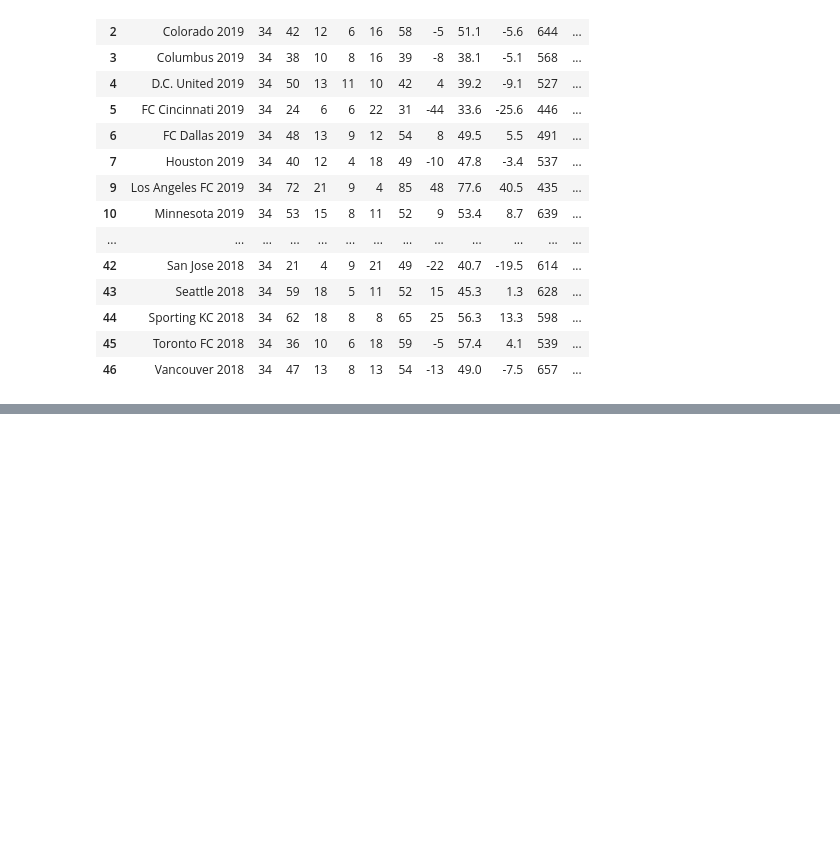
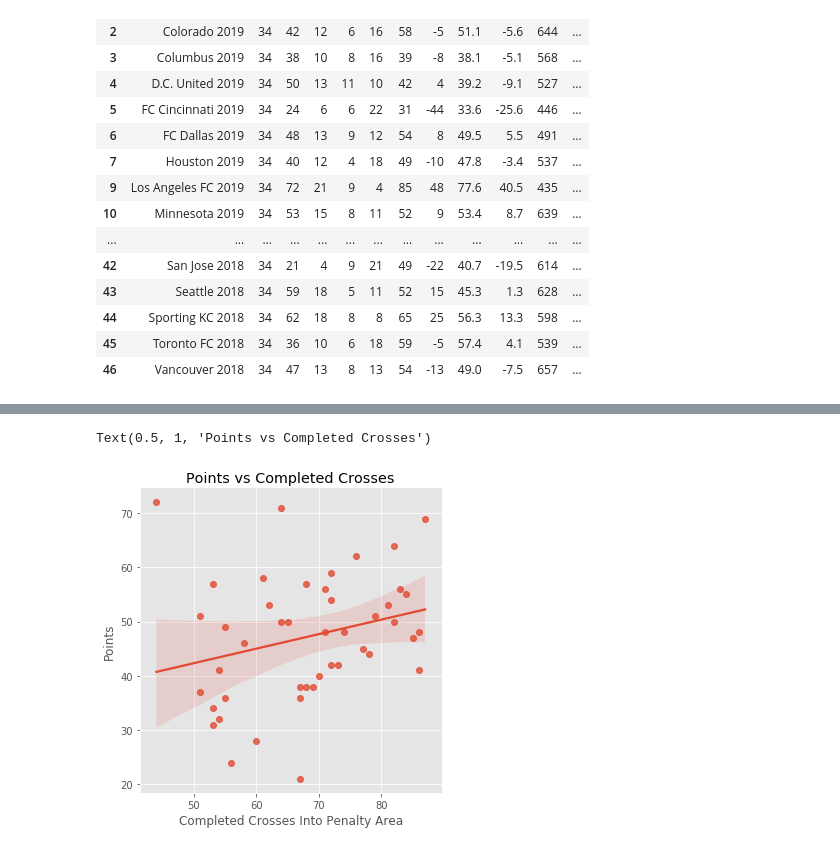
Before and after one commit to jaycohen88/MLS_Web_Scrape, a Jupyter notebook: MLS_Data_Notebook.ipynb, the cells around one changed output, grey strips where cells are left out. Saved outputs shown, nothing was run; the diff lists cells and outputs as text; code cells hidden in the pictures; blank space fills up the shorter version.

```diff
--- a/MLS_Data_Notebook.ipynb
+++ b/MLS_Data_Notebook.ipynb
@@ -636,0 +627,8 @@ Poin
+# %%
+sns.lmplot("Comp_Cr", "P", full_table_no_crossing_outliers, height=5)
+plt.xlabel("Completed Crosses Into Penalty Area")
+plt.ylabel("Points")
+plt.title("Points vs Completed Crosses")
+# %% [output]
+Text(0.5, 1, 'Points vs Completed Crosses')
+[figure, added]
```
Also changed, not shown: parts of 22 cells of this notebook, 1 other file.
